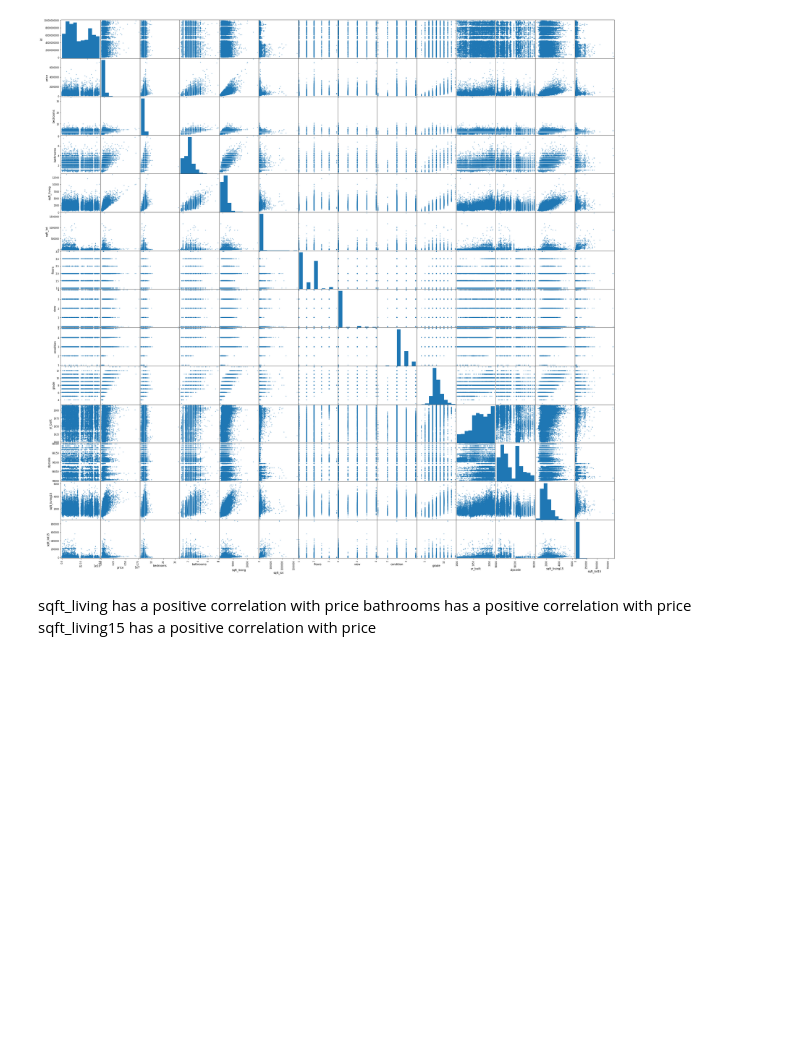
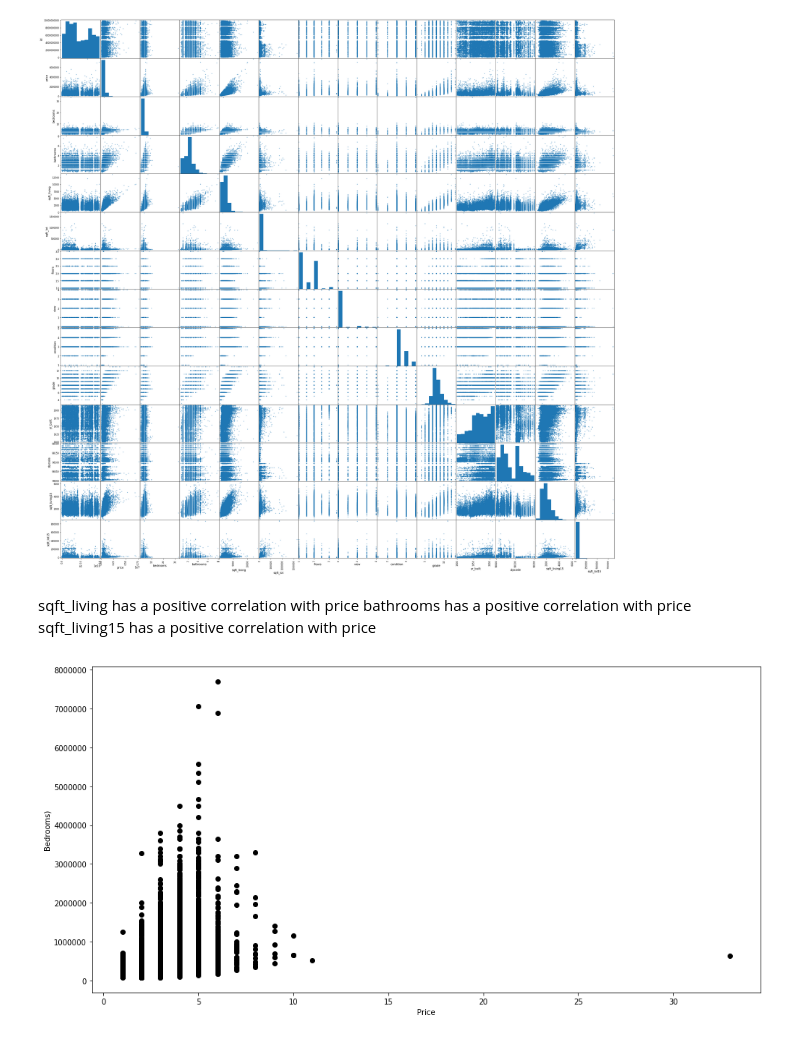
Before and after one commit to jonnelbenjamin/coachmod4project, a Jupyter notebook: modeling.ipynb, the cells around one changed output. Drawn from its saved outputs; the diff is of its cells as text; code cells hidden in the pictures; blank space fills up the shorter version.

Commit message:
trying to plot variables

```diff
--- a/modeling.ipynb
+++ b/modeling.ipynb
@@ -103,0 +102,12 @@ stats.ttest_ind()
+# %%
+plt.figure(figsize=(16, 8))
+plt.scatter(
+    cleaned_KC['bedrooms'],
+    cleaned_KC['price'],
+    c='black'
+)
+plt.xlabel("Price")
+plt.ylabel("Bedrooms)")
+plt.show()
+# %% [output]
+[figure, added]
```
Also changed, not shown: parts of 1 cell of this notebook, 1 other file.
